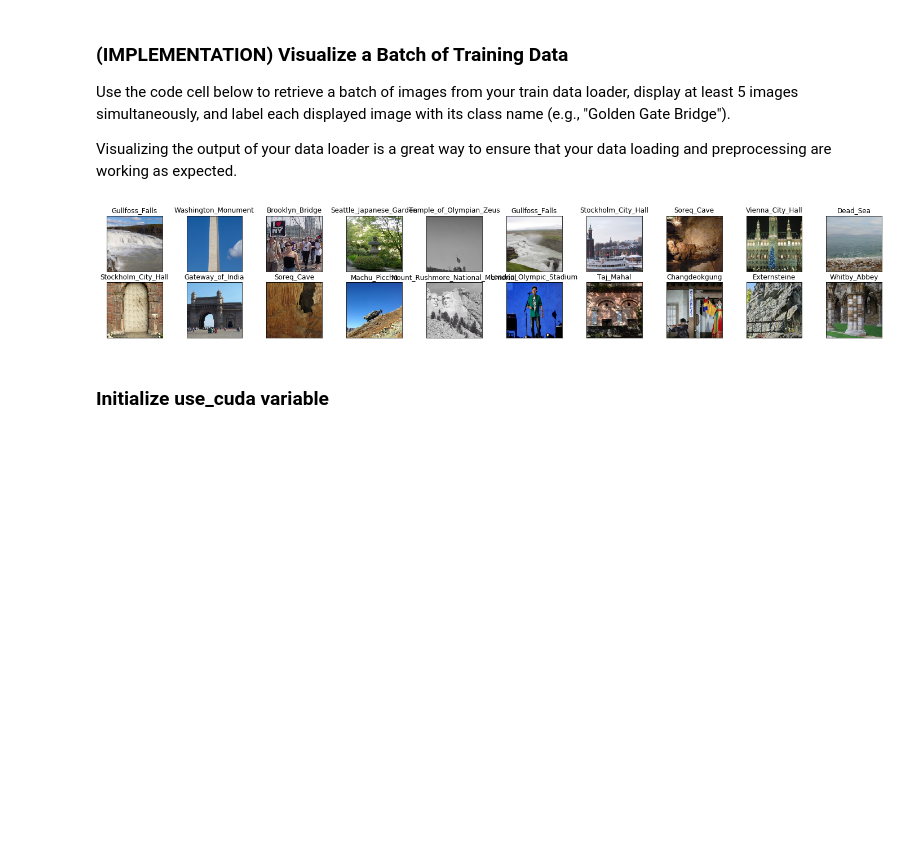
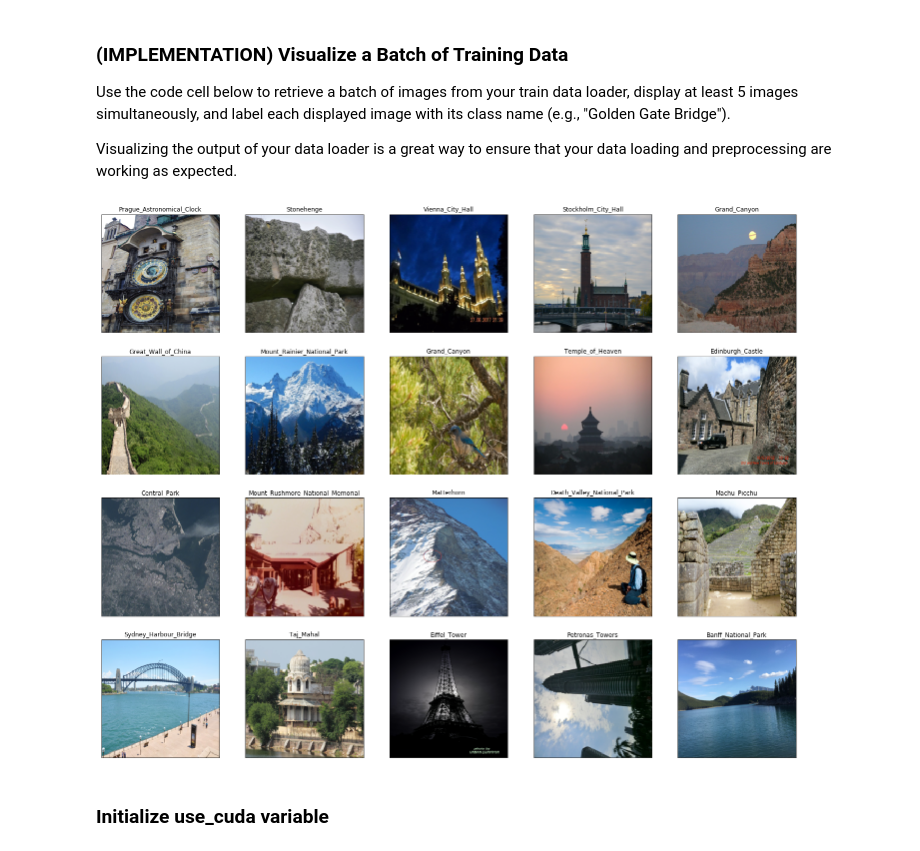
Before and after one commit to edison-tan/landmark_project, a Jupyter notebook: landmark.ipynb, the cells around one changed output. Drawn from its saved outputs; the diff is of its cells as text; code cells hidden in the pictures; blank space fills up the shorter version.

Commit message:
change transform

```diff
--- a/landmark.ipynb
+++ b/landmark.ipynb
@@ -93,10 +88,12 @@ import torch.optim as optim
 from torchvision import datasets, transforms, models
 from torch.utils.data.sampler import SubsetRandomSampler
 
+
+
 transform = transforms.Compose([
-    transforms.RandomResizedCrop(224),
+    transforms.Resize((224,224)),
     transforms.ToTensor(),
-    transforms.Normalize((0.5, 0.5, 0.5), (0.5, 0.5, 0.5))
+    transforms.Normalize(mean=[0.485, 0.456, 0.406], std=[0.229, 0.224, 0.225])
     ])
 
 num_worker = 0
@@ -150,31 +147,37 @@ Visualizing the output of your data loader is a great way to ensure that your da
 # %%
 import matplotlib.pyplot as plt
 %matplotlib inline
 
 ## TODO: visualize a batch of the train data loader
 def imshow(img):
-    img = img / 2 + 0.5  # unnormalize
+
+    invTransform = transforms.Compose([ transforms.Normalize(mean = [ 0., 0., 0. ],
+                                                    std = [ 1/0.229, 1/0.224, 1/0.225 ]),
+                                       transforms.Normalize(mean = [ -0.485, -0.456, -0.406 ],
+                                                     std = [ 1., 1., 1. ])])
+    img = invTransform(img) # unnormalize
+
     plt.imshow(np.transpose(img, (1, 2, 0)))  # convert from Tensor image
 
 
 ## the class names can be accessed at the `classes` attribute
 ## of your dataset object (e.g., `train_dataset.classes`)
 classes = [classes_name.split(".")[1] for classes_name in train_data.classes]
 
 # obtain one batch of training images
 dataiter = iter(train_loader)
 images, labels = dataiter.next()
-images = images.numpy() # convert images to numpy for display
+#images = images.numpy() # convert images to numpy for display
 
-fig = plt.figure(figsize=(25,4))
+fig = plt.figure(figsize=(25,20))
 
 # display 20 images
 for idx in np.arange(20):
-    ax = fig.add_subplot(2, 20/2, idx+1, xticks=[], yticks=[])
+    ax = fig.add_subplot(4, 20/4, idx+1, xticks=[], yticks=[])
     imshow(images[idx])
     ax.set_title(classes[labels[idx]])
 # %% [output]
-[figure, old version]
+[figure, new version]
 # %% [markdown]
 ### Initialize use_cuda variable
 # %%
```
Also changed, not shown: parts of 6 cells of this notebook, 1 other file.
